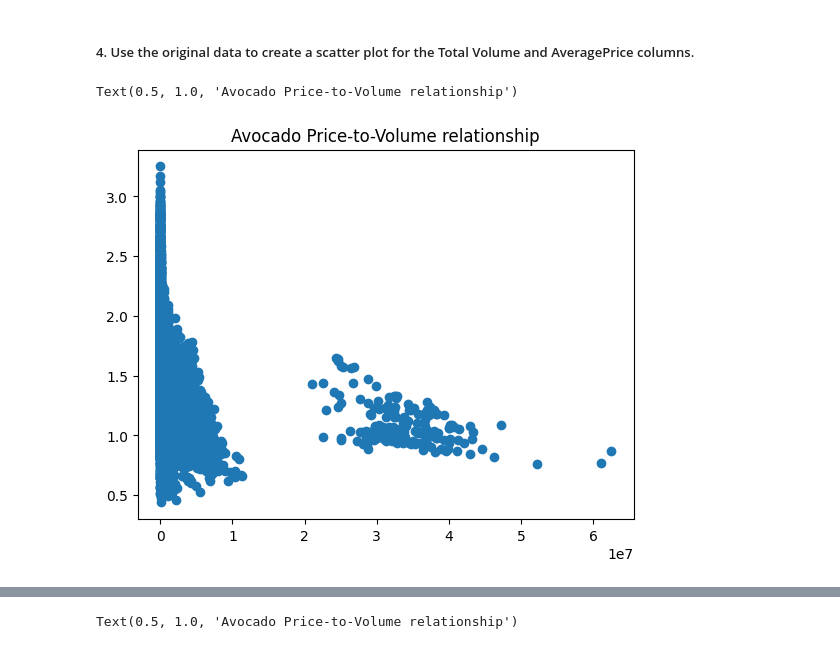
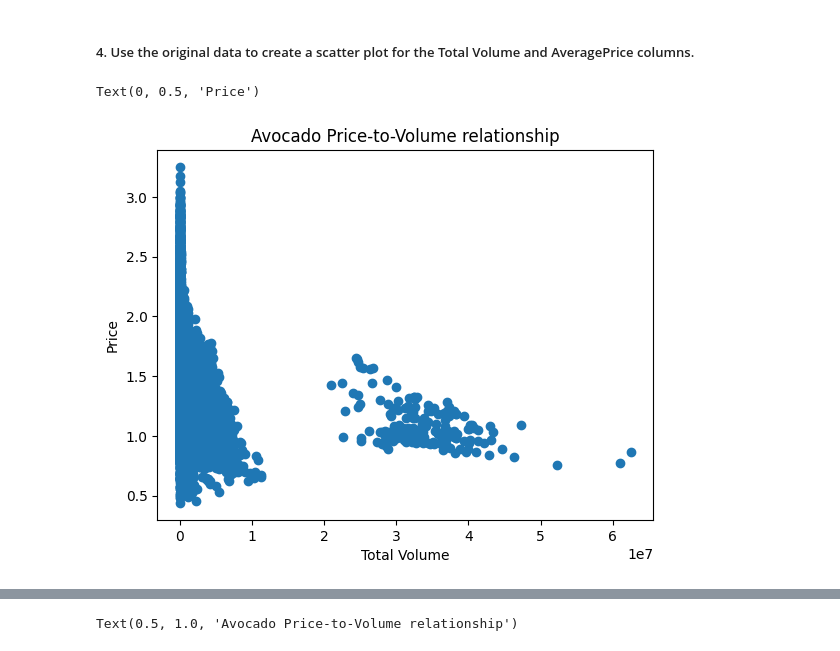
Before and after one commit to returnMarcco/SIT112, a Jupyter notebook: Week-3/P3.ipynb, the cells around one changed output, grey strips where cells are left out. Cells and saved outputs as stored; diff of their text form; code cells hidden in the pictures.

```diff
--- a/Week-3/P3.ipynb
+++ b/Week-3/P3.ipynb
@@ -28,7 +28,7 @@ import matplotlib.pyplot as plt
 ##### 1. Read the data from the .csv file into a DataFrame and display the first five rows.
 # %%
 # write your code here
-data = pd.read_csv('/content/avocado.csv')
+data = pd.read_csv('/avocado.csv')
 data.head()
 # %% [output]
 |  | Unnamed: 0 | Date | AveragePrice | Total Volume | 4046 | 4225 | 4770 | Total Bags | Small Bags | ... |
@@ -77,14 +77,16 @@ plt.show()
 # %%
 # write your code here
 # create a scatter plot with 'Total Volume' on the x-axis and 'AveragePrice' on the y-axis
 # Note: Have passed the 'hue' param to distinguish between avo types on the scatterplot.
 plt.scatter(x=data['Total Volume'], y=data['AveragePrice'])
 plt.title('Avocado Price-to-Volume relationship')
+plt.xlabel('Total Volume')
+plt.ylabel('Price')
 
-# the `plt.xlabel()` and `plt.ylabel()` methods are not working for whatever reason
+# the `` and `plt.ylabel()` methods are not working for whatever reason
 # %% [output]
-Text(0.5, 1.0, 'Avocado Price-to-Volume relationship')
+Text(0, 0.5, 'Price')
-[figure, old version]
+[figure, new version]
 # %% [markdown]
 ##### 5.	Create the following plot with a Seaborn specific method.
 <img src="p3-5.png" alt=" plot with a Seaborn specific method" width ="370">
```
Also changed, not shown: parts of 7 cells of this notebook, 7 other files.
